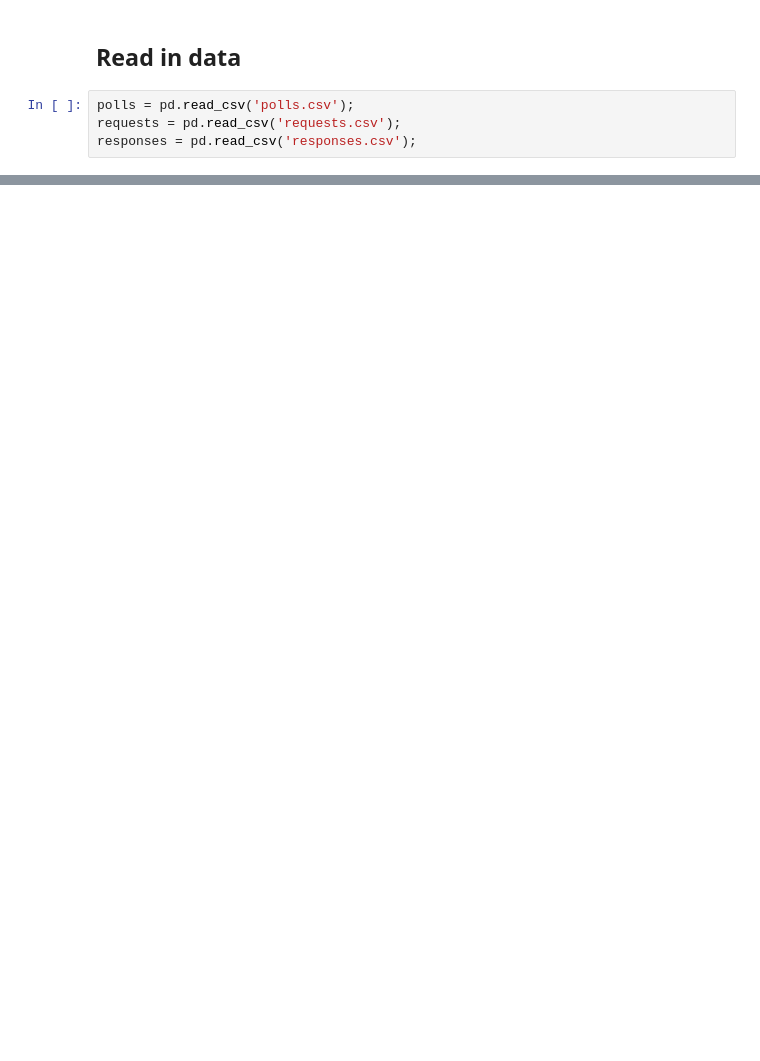
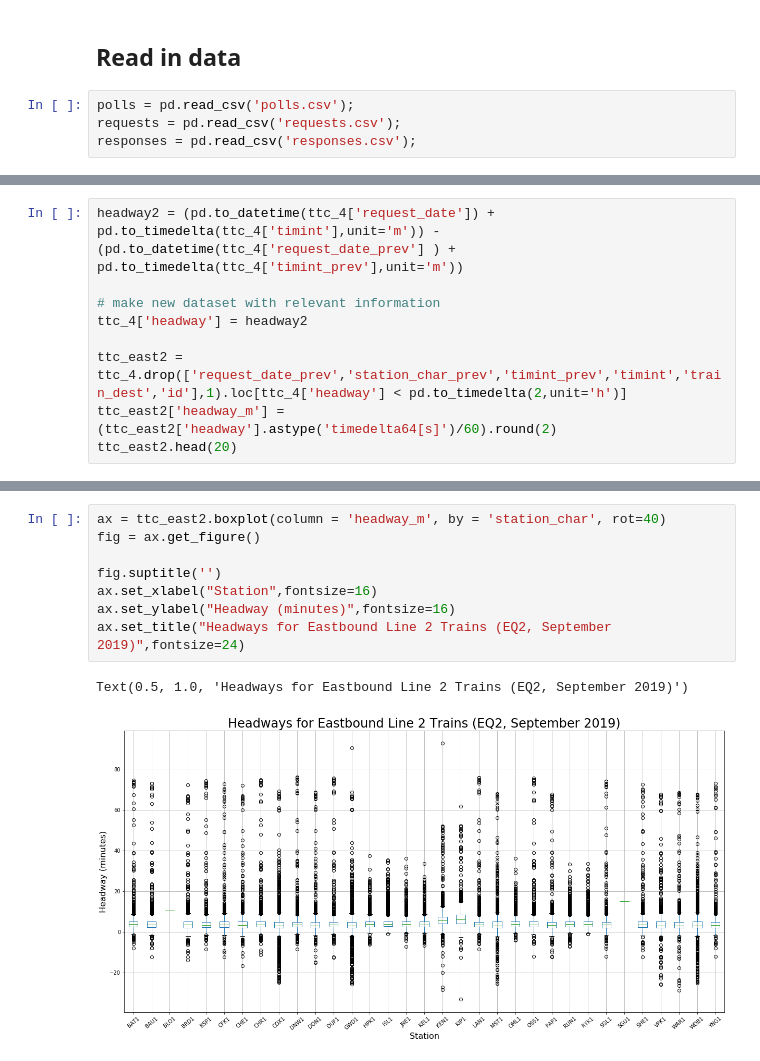
Before and after one commit to CivicTechTO/ttc_subway_times, a Jupyter notebook: doc/ttc_headway_analysis.ipynb, the cells around one changed output, grey strips where cells are left out. Drawn from its saved outputs; the diff is of its cells as text; blank space fills up the shorter version.

```diff
--- a/doc/ttc_headway_analysis.ipynb
+++ b/doc/ttc_headway_analysis.ipynb
@@ -227,0 +241,9 @@ Next goal: modelling + predictive analysis
+# %%
+headway2 = (pd.to_datetime(ttc_4['request_date']) + pd.to_timedelta(ttc_4['timint'],unit='m')) - (pd.to_datetime(ttc_4['request_date_prev'] ) + pd.to_timedelta(ttc_4['timint_prev'],unit='m'))
+
+# make new dataset with relevant information
+ttc_4['headway'] = headway2
+
+ttc_east2 = ttc_4.drop(['request_date_prev','station_char_prev','timint_prev','timint','train_dest','id'],1).loc[ttc_4['headway'] < pd.to_timedelta(2,unit='h')]
+ttc_east2['headway_m'] = (ttc_east2['headway'].astype('timedelta64[s]')/60).round(2)
+ttc_east2.head(20)
@@ -227,0 +268,11 @@ Next goal: modelling + predictive analysis
+# %%
+ax = ttc_east2.boxplot(column = 'headway_m', by = 'station_char', rot=40)
+fig = ax.get_figure()
+
+fig.suptitle('')
+ax.set_xlabel("Station",fontsize=16)
+ax.set_ylabel("Headway (minutes)",fontsize=16)
+ax.set_title("Headways for Eastbound Line 2 Trains (EQ2, September 2019)",fontsize=24)
+# %% [output]
+Text(0.5, 1.0, 'Headways for Eastbound Line 2 Trains (EQ2, September 2019)')
+[figure, added]
```
Also changed, not shown: parts of 36 cells of this notebook, 1 other file.
